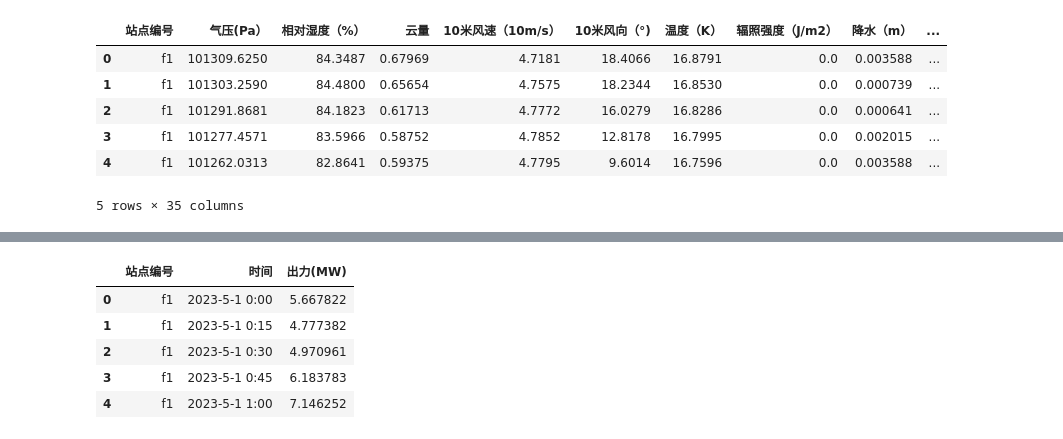
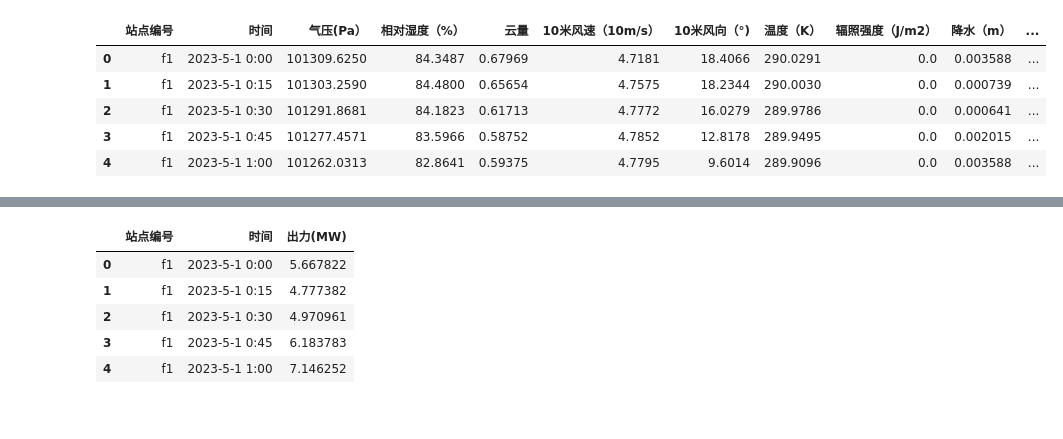
Before and after one commit to ZongXR/DCIC2024-Offshore-Wind-Power, a Jupyter notebook: notebooks/main.ipynb, the cells around one changed output, grey strips where cells are left out. Saved outputs shown, nothing was run; the diff lists cells and outputs as text; code cells hidden in the pictures.

```diff
--- a/notebooks/main.ipynb
+++ b/notebooks/main.ipynb
@@ -88,6 +101,5 @@ len(train_df):231840
 # %%
-test_df=pd.read_csv(Config.path+"A榜-测试集_海上风电预测_气象变量数据.csv",encoding='gbk')
-print(f"len(test_df):{len(test_df)}")
-test_df=feature_engineer(test_df)
+test_df = pd.read_csv(Config.path+"A榜-测试集_海上风电预测_气象变量数据.csv", encoding='gbk')
+logging.info(f"len(test_df): {len(test_df)}")
 test_df.head()
 # %% [output]
@@ -95,10 +107,9 @@ len(test_df):44160
-|  | 站点编号 | 气压(Pa） | 相对湿度（%） | 云量 | 10米风速（10m/s） | 10米风向（°) | 温度（K） | 辐照强度（J/m2） | 降水（m） | ... |
-| 0 | f1 | 101309.6250 | 84.3487 | 0.67969 | 4.7181 | 18.4066 | 16.8791 | 0.0 | 0.003588 | ... |
-| 1 | f1 | 101303.2590 | 84.4800 | 0.65654 | 4.7575 | 18.2344 | 16.8530 | 0.0 | 0.000739 | ... |
-| 2 | f1 | 101291.8681 | 84.1823 | 0.61713 | 4.7772 | 16.0279 | 16.8286 | 0.0 | 0.000641 | ... |
-| 3 | f1 | 101277.4571 | 83.5966 | 0.58752 | 4.7852 | 12.8178 | 16.7995 | 0.0 | 0.002015 | ... |
-| 4 | f1 | 101262.0313 | 82.8641 | 0.59375 | 4.7795 | 9.6014 | 16.7596 | 0.0 | 0.003588 | ... |
+|  | 站点编号 | 时间 | 气压(Pa） | 相对湿度（%） | 云量 | 10米风速（10m/s） | 10米风向（°) | 温度（K） | 辐照强度（J/m2） | 降水（m） | ... |
+| 0 | f1 | 2023-5-1 0:00 | 101309.6250 | 84.3487 | 0.67969 | 4.7181 | 18.4066 | 290.0291 | 0.0 | 0.003588 | ... |
+| 1 | f1 | 2023-5-1 0:15 | 101303.2590 | 84.4800 | 0.65654 | 4.7575 | 18.2344 | 290.0030 | 0.0 | 0.000739 | ... |
+| 2 | f1 | 2023-5-1 0:30 | 101291.8681 | 84.1823 | 0.61713 | 4.7772 | 16.0279 | 289.9786 | 0.0 | 0.000641 | ... |
+| 3 | f1 | 2023-5-1 0:45 | 101277.4571 | 83.5966 | 0.58752 | 4.7852 | 12.8178 | 289.9495 | 0.0 | 0.002015 | ... |
+| 4 | f1 | 2023-5-1 1:00 | 101262.0313 | 82.8641 | 0.59375 | 4.7795 | 9.6014 | 289.9096 | 0.0 | 0.003588 | ... |
-5 rows × 35 columns
 # %%
 # #计算两组变量的皮尔逊相关系数
 # def pearson_corr(x1,x2):
```
Also changed, not shown: parts of 28 cells of this notebook, 14 other files.
